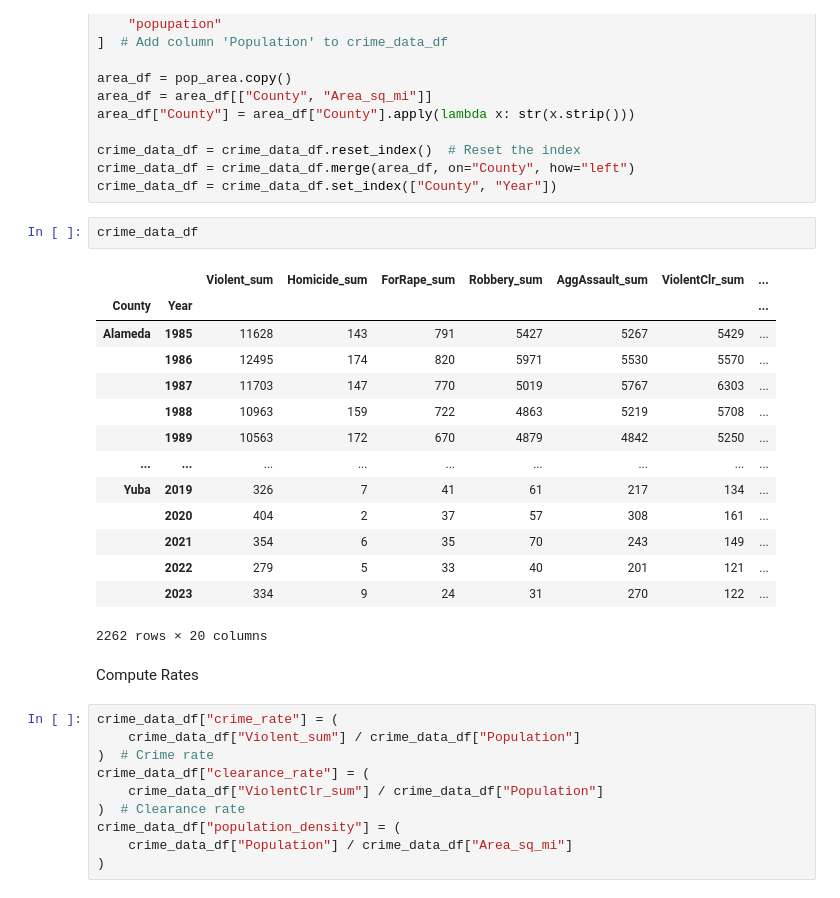
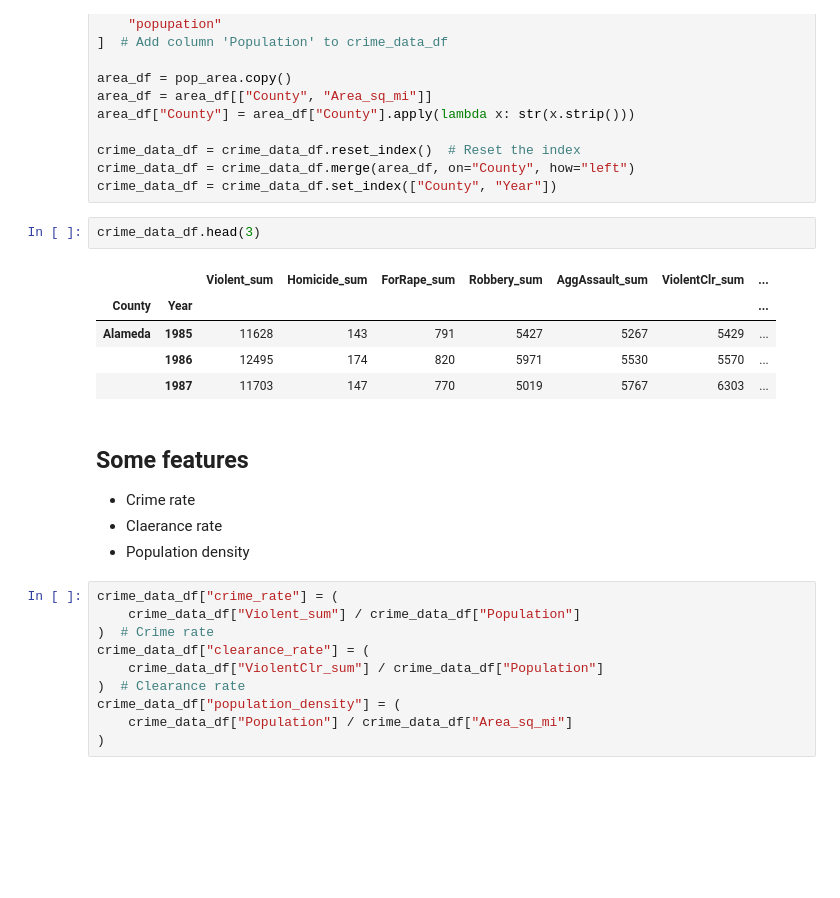
Before and after one commit to git-loa/CrimePatternsProject, a Jupyter notebook: data-exploration/data_engineering.ipynb, the cells around one changed output. Drawn from its saved outputs; the diff is of its cells as text; blank space fills up the shorter version.

```diff
--- a/data-exploration/data_engineering.ipynb
+++ b/data-exploration/data_engineering.ipynb
@@ -229,24 +225,18 @@ crime_data_df = crime_data_df.reset_index()  # Reset the index
 crime_data_df = crime_data_df.merge(area_df, on="County", how="left")
 crime_data_df = crime_data_df.set_index(["County", "Year"])
 # %%
-crime_data_df
+crime_data_df.head(3)
 # %% [output]
 |  |  | Violent_sum | Homicide_sum | ForRape_sum | Robbery_sum | AggAssault_sum | ViolentClr_sum | ... |
 | County | Year |  |  |  |  |  |  | ... |
 | Alameda | 1985 | 11628 | 143 | 791 | 5427 | 5267 | 5429 | ... |
 |  | 1986 | 12495 | 174 | 820 | 5971 | 5530 | 5570 | ... |
 |  | 1987 | 11703 | 147 | 770 | 5019 | 5767 | 6303 | ... |
-|  | 1988 | 10963 | 159 | 722 | 4863 | 5219 | 5708 | ... |
-|  | 1989 | 10563 | 172 | 670 | 4879 | 4842 | 5250 | ... |
-| ... | ... | ... | ... | ... | ... | ... | ... | ... |
-| Yuba | 2019 | 326 | 7 | 41 | 61 | 217 | 134 | ... |
-|  | 2020 | 404 | 2 | 37 | 57 | 308 | 161 | ... |
-|  | 2021 | 354 | 6 | 35 | 70 | 243 | 149 | ... |
-|  | 2022 | 279 | 5 | 33 | 40 | 201 | 121 | ... |
-|  | 2023 | 334 | 9 | 24 | 31 | 270 | 122 | ... |
-2262 rows × 20 columns
-# %% [markdown]
-Compute Rates
+# %% [markdown]
+## Some features
+- Crime rate
+- Claerance rate
+- Population density
 # %%
 crime_data_df["crime_rate"] = (
     crime_data_df["Violent_sum"] / crime_data_df["Population"]
```
Also changed, not shown: parts of 32 cells of this notebook.
